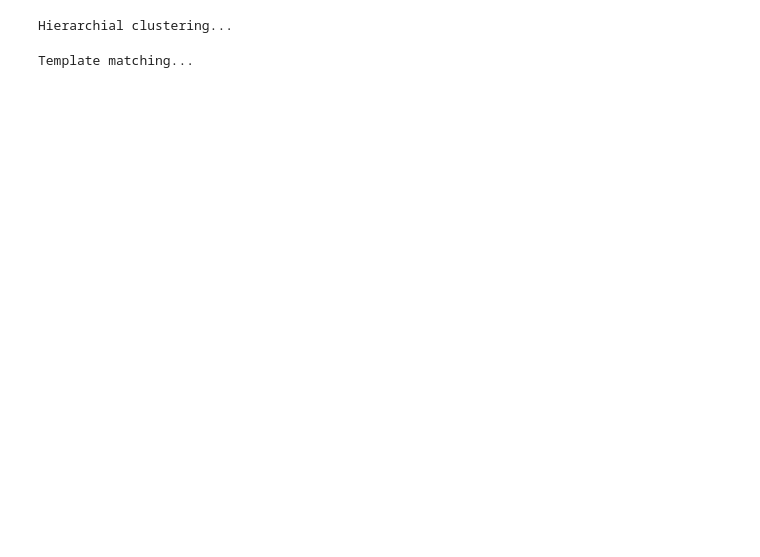
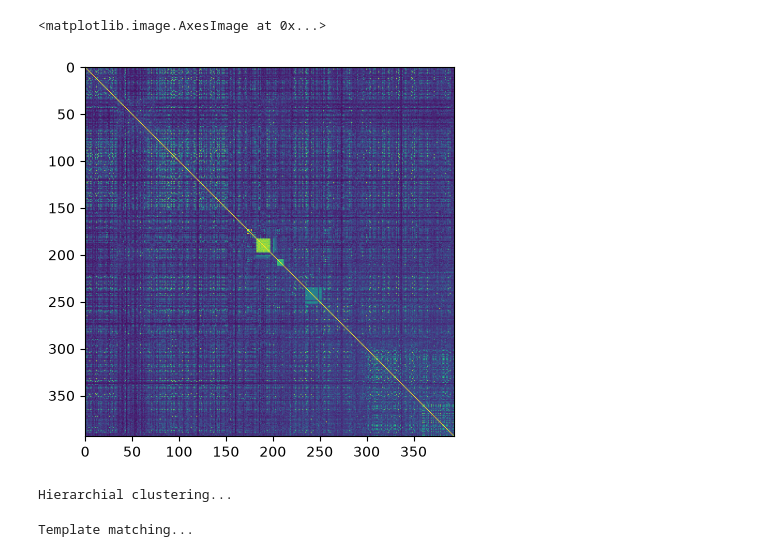
Before and after one commit to JMagyar15/totten-analysis, a Jupyter notebook: cross_correlation_test.ipynb, the cells around one changed output. Saved outputs shown, nothing was run; the diff lists cells and outputs as text; code cells hidden in the pictures; blank space fills up the shorter version.

```diff
--- a/cross_correlation_test.ipynb
+++ b/cross_correlation_test.ipynb
@@ -95,8 +92,8 @@ cc_mat = np.max(similarity, axis=0) #take max over stations to get a single simi
 # %%
 #want to try and do same as the above, but with different days so have X and Y being the seismic data for each day
 
-t1 = sh.UTCDateTime(2019,1,2)
-t2 = sh.UTCDateTime(2019,1,7)
+t1 = sh.UTCDateTime(2018,12,24)
+t2 = sh.UTCDateTime(2018,12,25)
 
 chunk_i = do.SeismicChunk(t1,t2)
 
@@ -122,6 +119,8 @@ for i, daychunk in enumerate(chunk_i):
     X = np.stack(all_traces,axis=1) #stacked array of [stations,events,time]
     X = X - X.mean(axis=2, keepdims=True)
     X /= np.linalg.norm(X, axis=2, keepdims=True)
+
+    X = X.data
 
     chunk_j = do.SeismicChunk(t1,t2) #reset the chunk so loop initises correctly
 
@@ -156,12 +155,15 @@ for i, daychunk in enumerate(chunk_i):
             Y = Y - Y.mean(axis=2, keepdims=True)
             Y /= np.linalg.norm(Y, axis=2, keepdims=True)
 
+            Y = Y.data
+
         max_lag = 200
 
         N_stations, N_events_i, N_samples = X.shape
         N_stations, N_events_j, N_samples = Y.shape
 
-        similarity = np.full((N_stations, N_events_i, N_events_j), -np.inf)
+        similarity = np.full((N_stations, N_events_i, N_events_j), 0.0)
+
 
         for lag in range(-max_lag, max_lag + 1):
 
@@ -174,10 +176,19 @@ for i, daychunk in enumerate(chunk_i):
             else:
                 C = X @ np.matrix_transpose(Y)
 
+            C = np.nan_to_num(C,nan=0.0)
+
             similarity = np.maximum(similarity, C)
 
         cc_mat = np.max(similarity, axis=0) #take max over stations to get a single similarity matrix for all events
         inner_cc_mat += (cc_mat,)
 
     outer_cc_mat += (inner_cc_mat,)
+
+mat_list = [[mat for mat in group] for group in outer_cc_mat]
+xcorr = np.block(mat_list)
+
+#tidy the xcorr matrix so it meets requirements exactly
+xcorr[xcorr > 1.0] = 1.0
+np.fill_diagonal(xcorr, 1.0)
 # %% [output]
@@ -205 +216,6 @@ xcorr = np.block(mat_list)
+# %%
+plt.imshow(np.nan_to_num(xcorr, nan=0.0))
+# %% [output]
+<matplotlib.image.AxesImage at 0x...>
+[figure, added]
 # %%
```
Also changed, not shown: parts of 17 cells of this notebook, 1 other file.
